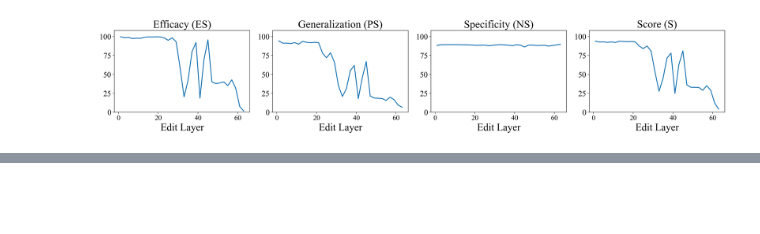
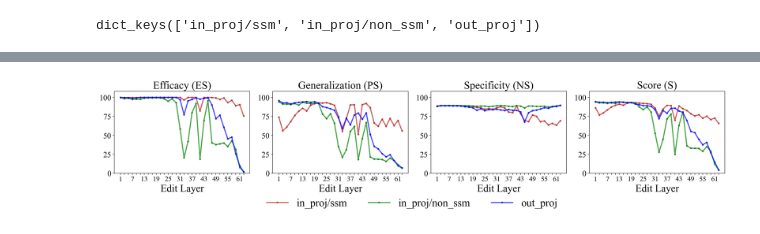
Before and after one commit to arnab-api/romba, a Jupyter notebook: notebooks/figures/rome_layer_sweep.ipynb, the cells around one changed output, grey strips where cells are left out. Cells and saved outputs as stored; diff of their text form; code cells hidden in the pictures; blank space fills up the shorter version.

```diff
--- a/notebooks/figures/rome_layer_sweep.ipynb
+++ b/notebooks/figures/rome_layer_sweep.ipynb
@@ -117,26 +149,27 @@ IN_PROJ_CHANNEL: Optional[Literal["ssm", "non_ssm"]] = "non_ssm"
 #############################################################
 # %%
-rewrite_module = MODEL_INFO[MODEL]["rewrite_module"].split(".")[-1]
-sweep_dir = os.path.join(ROME_DIR, MODEL, rewrite_module)
-if IN_PROJ_CHANNEL is not None:
-    sweep_dir = os.path.join(sweep_dir, IN_PROJ_CHANNEL)
+rewrite_matrix = MODEL_INFO[MODEL]["dirs"][0]
+sweep_dir = os.path.join(ROME_DIR, MODEL, rewrite_matrix)
 # os.listdir(sweep_dir)
 # %%
-layer_results = OrderedDict()
+module_wise_results = {module: OrderedDict() for module in MODEL_INFO[MODEL]["dirs"]}
 
-for layer_folder in os.listdir(sweep_dir):
-    summary = summarize(
-        dir_name=Path(sweep_dir) / layer_folder,
-        # runs=["run_000"],
-        abs_path=True
-    )[0]
-    layer_idx = int(layer_folder.split("_")[-1])
-    layer_results[layer_idx] = LayerRewriteResult(
-        layer_idx=layer_idx,
-        score=summary["post_score"][0],
-        efficacy=summary["post_rewrite_success"][0],
-        generalization=summary["post_paraphrase_success"][0],
-        specificity=summary["post_neighborhood_success"][0]
-    )
+for module in MODEL_INFO[MODEL]["dirs"]:
+    sweep_dir = os.path.join(ROME_DIR, MODEL, module)
+
+    for layer_folder in os.listdir(sweep_dir):
+        summary = summarize(
+            dir_name=Path(sweep_dir) / layer_folder,
+            # runs=["run_000"],
+            abs_path=True
+        )[0]
+        layer_idx = int(layer_folder.split("_")[-1])
+        module_wise_results[module][layer_idx] = LayerRewriteResult(
+            layer_idx=layer_idx,
+            score=summary["post_score"][0],
+            efficacy=summary["post_rewrite_success"][0],
+            generalization=summary["post_paraphrase_success"][0],
+            specificity=summary["post_neighborhood_success"][0]
+        )
 # %% [output]
 {'num_cases': 2000,
@@ -159,4 +192,4 @@ for layer_folder in os.listdir(sweep_dir):
-# %%
-visulize_sweep_results(layer_results)
-# %% [output]
-[figure, removed]
+# %%
+module_wise_results.keys()
+# %% [output]
+dict_keys(['in_proj/ssm', 'in_proj/non_ssm', 'out_proj'])
@@ -162,0 +198,6 @@ visulize_sweep_results(layer_results)
+# %%
+visulize_sweep_results(
+    module_wise_results,
+    savepdf=f"../../Figures/ROME/{MODEL}_sweep.pdf"
+)
+# %% [output]
@@ -162,0 +207 @@ visulize_sweep_results(layer_results)
+[figure, added]
```
Also changed, not shown: parts of 5 cells of this notebook, 50 other files.
